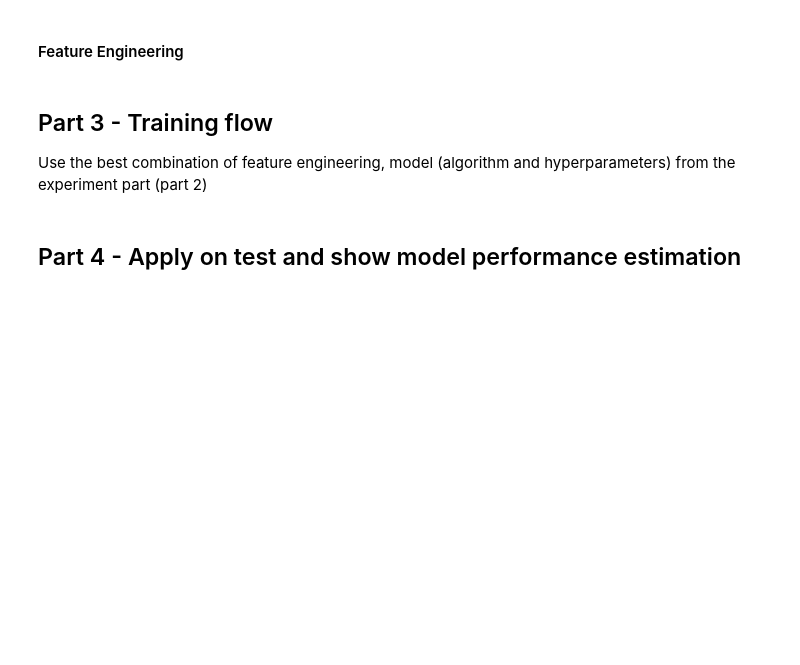
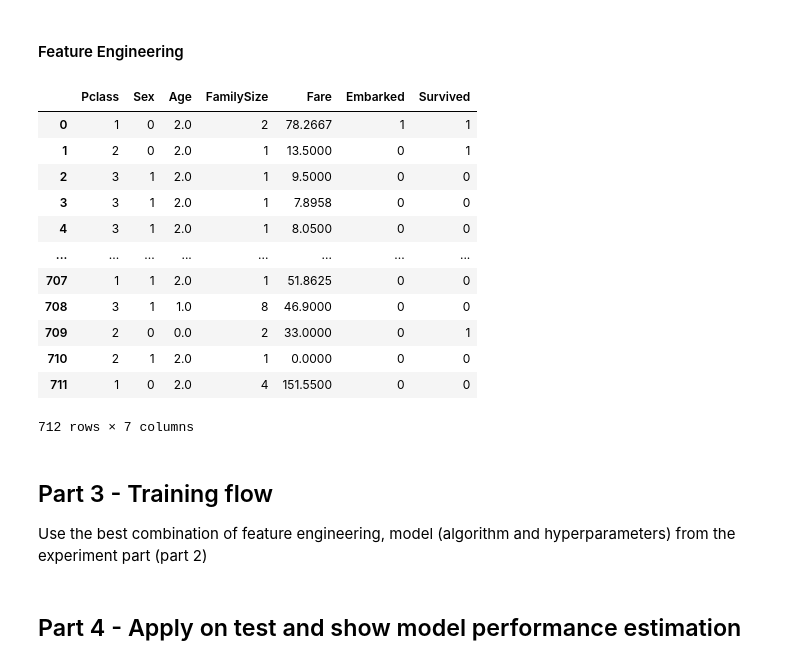
Before and after one commit to OrenIlu/Assignment2_supervised_learning_flow_TITANIC, a Jupyter notebook: Assignment2_supervised_learning_flow.ipynb, the cells around one changed output. Cells and saved outputs as stored; diff of their text form; code cells hidden in the pictures; blank space fills up the shorter version.

```diff
--- a/Assignment2_supervised_learning_flow.ipynb
+++ b/Assignment2_supervised_learning_flow.ipynb
@@ -96,13 +96,47 @@ plt.show()
 #### Feature Engineering
 # %%
 # Combining SibSp and Parch into one 'FamilySize' column
+# train dataframe
 FamilySize = train_df['SibSp'] + train_df['Parch'] + 1  # +1 for the person himself
 train_df['SibSp'] = FamilySize
 train_df.rename(columns={'SibSp': 'FamilySize'}, inplace=True)
 train_df.drop(columns=['Parch'], inplace=True)
+
+#test dataframe
+FamilySize = test_df['SibSp'] + test_df['Parch'] + 1  # +1 for the person himself
+test_df['SibSp'] = FamilySize
+test_df.rename(columns={'SibSp': 'FamilySize'}, inplace=True)
+test_df.drop(columns=['Parch'], inplace=True)
 # %%
-# In the column 'Embarked' the value 3 appears only once
-train_df['Embarked'] = train_df['Embarked'].replace(3, 0)
+# In the column 'Embarked' the value 3 appears only once, so replace it
+# train dataframe
+most_frequent_value = train_df['Embarked'].mode()[0]
+train_df['Embarked'] = train_df['Embarked'].replace(3, most_frequent_value)
+
+# test dataframe
+most_frequent_value = test_df['Embarked'].mode()[0]
+test_df['Embarked'] = test_df['Embarked'].replace(3, most_frequent_value)
+# %%
+# Bin the age column
+# train dataframe
+train_df['Age'] = pd.cut(train_df['Age'], bins=[0, 12, 18, 60, 80], labels=False, right=False)
+
+# test dataframe
+test_df['Age'] = pd.cut(test_df['Age'], bins=[0, 12, 18, 60, 80], labels=False, right=False)
+# %% [output]
+|  | Pclass | Sex | Age | FamilySize | Fare | Embarked | Survived |
+| 0 | 1 | 0 | 2.0 | 2 | 78.2667 | 1 | 1 |
+| 1 | 2 | 0 | 2.0 | 1 | 13.5000 | 0 | 1 |
+| 2 | 3 | 1 | 2.0 | 1 | 9.5000 | 0 | 0 |
+| 3 | 3 | 1 | 2.0 | 1 | 7.8958 | 0 | 0 |
+| 4 | 3 | 1 | 2.0 | 1 | 8.0500 | 0 | 0 |
+| ... | ... | ... | ... | ... | ... | ... | ... |
+| 707 | 1 | 1 | 2.0 | 1 | 51.8625 | 0 | 0 |
+| 708 | 3 | 1 | 1.0 | 8 | 46.9000 | 0 | 0 |
+| 709 | 2 | 0 | 0.0 | 2 | 33.0000 | 0 | 1 |
+| 710 | 2 | 1 | 2.0 | 1 | 0.0000 | 0 | 0 |
+| 711 | 1 | 0 | 2.0 | 4 | 151.5500 | 0 | 0 |
+712 rows × 7 columns
 # %% [markdown]
 ## Part 3 - Training flow
 Use the best combination of feature engineering, model (algorithm and hyperparameters) from the experiment part (part 2)
```
Also changed, not shown: parts of 3 cells of this notebook.
